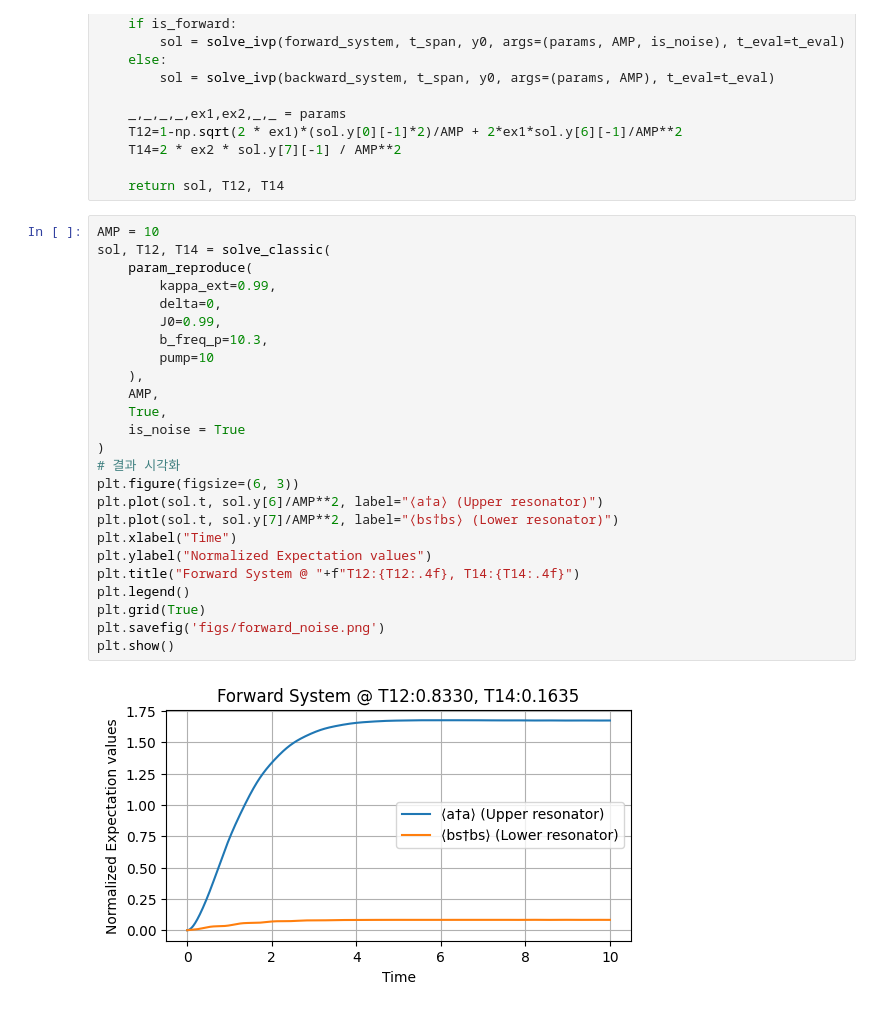
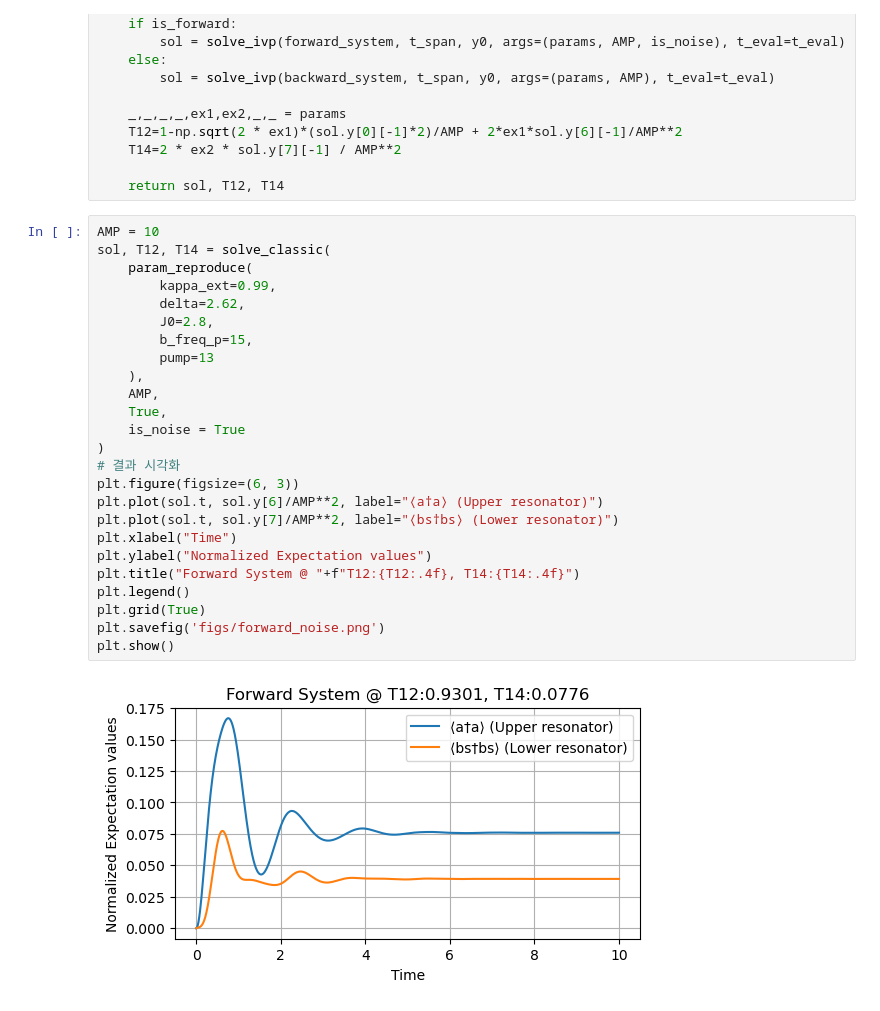
Before and after one commit to naemduu/quantum, a Jupyter notebook: squeezing.ipynb, the cells around one changed output. Cells and saved outputs as stored; diff of their text form.

```diff
--- a/squeezing.ipynb
+++ b/squeezing.ipynb
@@ -100,30 +100,30 @@ def solve_classic(params, AMP, is_forward, is_noise=True):
 # %%
 AMP = 10
 sol, T12, T14 = solve_classic(
     param_reproduce(
         kappa_ext=0.99,
-        delta=0,
-        J0=0.99,
-        b_freq_p=10.3,
-        pump=10
+        delta=2.62,
+        J0=2.8,
+        b_freq_p=15,
+        pump=13
     ),
     AMP,
     True,
     is_noise = True
 )
 # 결과 시각화
 plt.figure(figsize=(6, 3))
 plt.plot(sol.t, sol.y[6]/AMP**2, label="⟨a†a⟩ (Upper resonator)")
 plt.plot(sol.t, sol.y[7]/AMP**2, label="⟨bs†bs⟩ (Lower resonator)")
 plt.xlabel("Time")
 plt.ylabel("Normalized Expectation values")
 plt.title("Forward System @ "+f"T12:{T12:.4f}, T14:{T14:.4f}")
 plt.legend()
 plt.grid(True)
 plt.savefig('figs/forward_noise.png')
 plt.show()
 # %% [output]
-[figure, old version]
+[figure, new version]
 # %%
 AMP = 10
 sol, T12, T14 = solve_classic(
```
Also changed, not shown: parts of 8 cells of this notebook, 7 other files.
